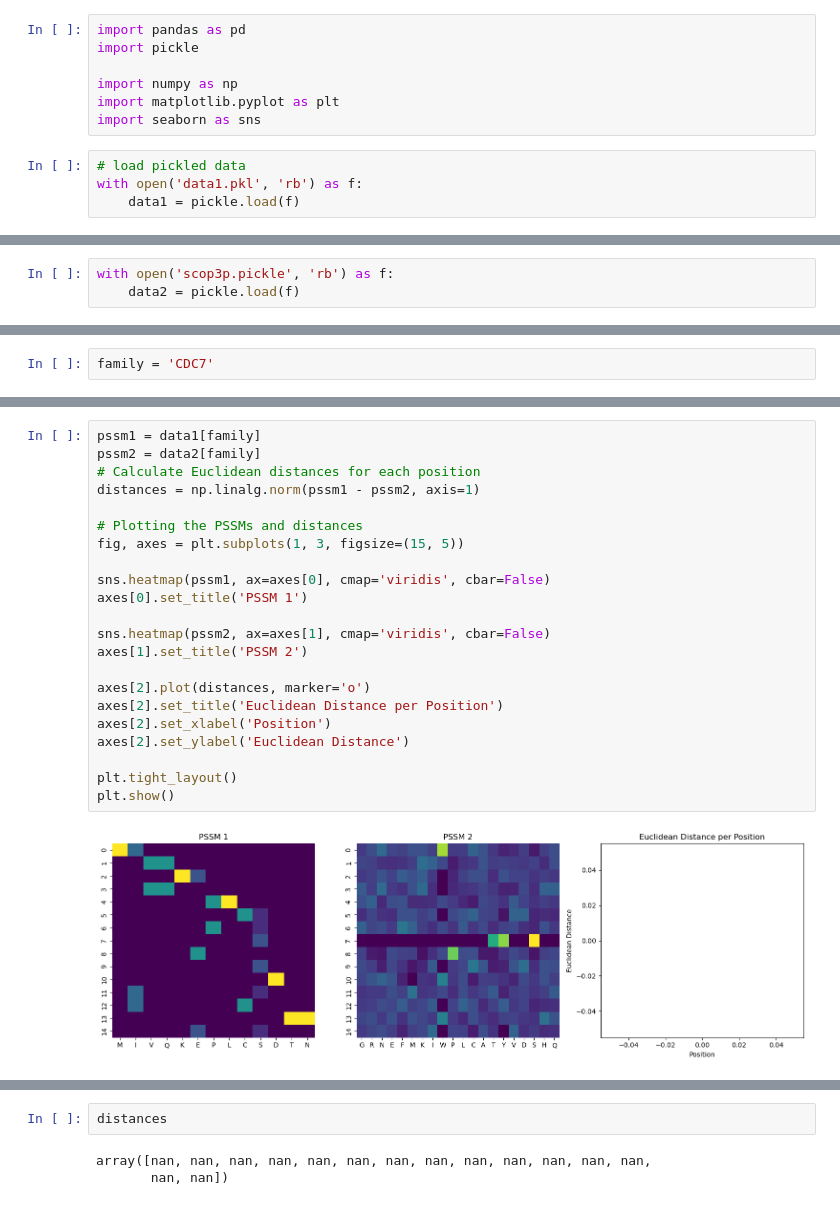
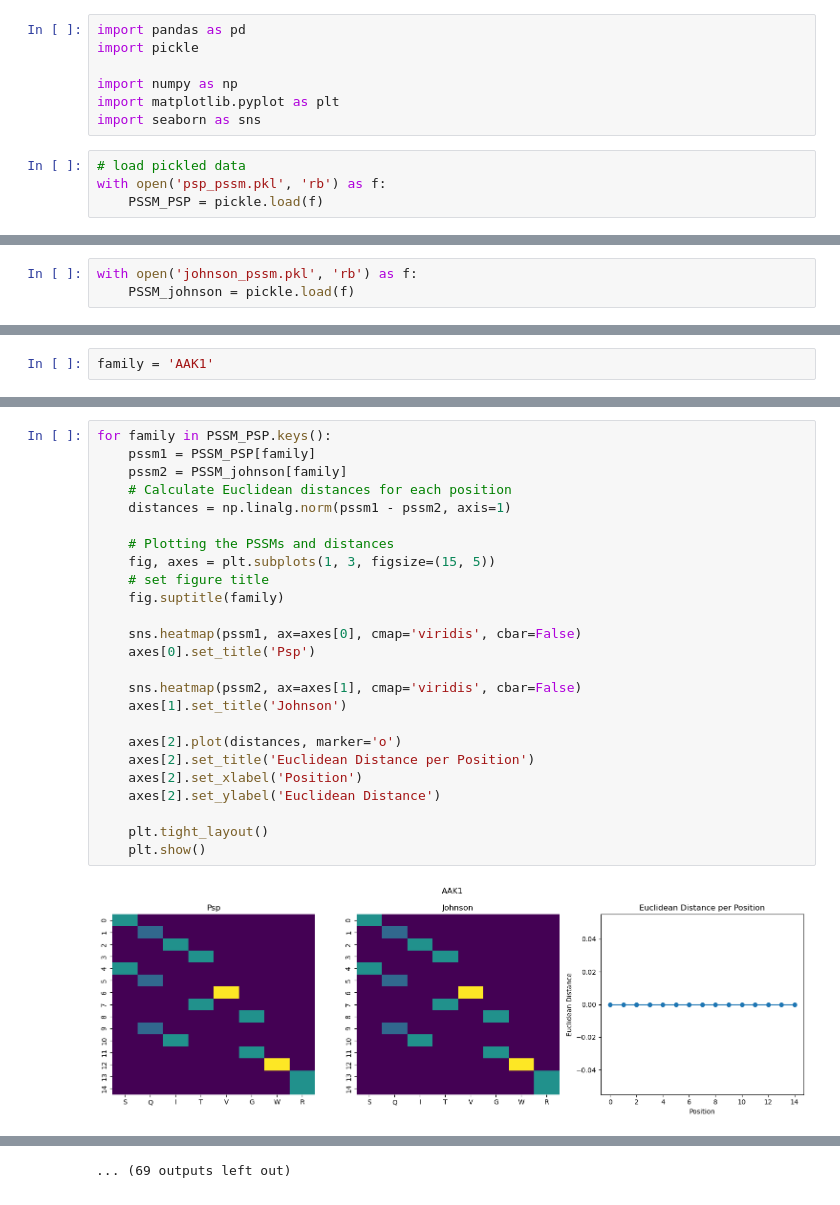
Before and after one commit to sadiatulmarzan/kinases_phosposite, a Jupyter notebook: python code/compare.ipynb, the cells around one changed output, grey strips where cells are left out. Cells and saved outputs as stored; diff of their text form.

Commit message:
compare pssm

```diff
--- a/python code/compare.ipynb
+++ b/python code/compare.ipynb
@@ -7,6 +7,6 @@ import matplotlib.pyplot as plt
 import seaborn as sns
 # %%
 # load pickled data
-with open('data1.pkl', 'rb') as f:
-    data1 = pickle.load(f)
+with open('psp_pssm.pkl', 'rb') as f:
+    PSSM_PSP = pickle.load(f)
 # %%
@@ -14,6 +14,6 @@ data1.keys()
 # %% [output]
 dict_keys(['AAK1', 'AMPKA1', 'AMPKA2', 'ASK1', 'ATM', 'ATR', 'BRAF', 'BUB1', 'CAMK2A', 'CAMKK1', 'CAMKK2', 'CDC7', 'CDK1', 'CDK2', 'CDK4', 'CDK5', 'CDK6', 'CDK7', 'CDK9', 'CDKL5', 'CK2A1', 'CLK2', 'DA ...
 # %%
-with open('scop3p.pickle', 'rb') as f:
-    data2 = pickle.load(f)
+with open('johnson_pssm.pkl', 'rb') as f:
+    PSSM_johnson = pickle.load(f)
 # %%
@@ -28,2 +43,2 @@ set(data1.keys()).intersection(set(data2.keys()))
 # %%
-family = 'CDC7'
+family = 'AAK1'
@@ -76,24 +95,27 @@ data2[family]
 # %%
-pssm1 = data1[family]
-pssm2 = data2[family]
-# Calculate Euclidean distances for each position
-distances = np.linalg.norm(pssm1 - pssm2, axis=1)
+for family in PSSM_PSP.keys():
+    pssm1 = PSSM_PSP[family]
+    pssm2 = PSSM_johnson[family]
+    # Calculate Euclidean distances for each position
+    distances = np.linalg.norm(pssm1 - pssm2, axis=1)
 
-# Plotting the PSSMs and distances
-fig, axes = plt.subplots(1, 3, figsize=(15, 5))
+    # Plotting the PSSMs and distances
+    fig, axes = plt.subplots(1, 3, figsize=(15, 5))
+    # set figure title
+    fig.suptitle(family)
 
-sns.heatmap(pssm1, ax=axes[0], cmap='viridis', cbar=False)
-axes[0].set_title('PSSM 1')
+    sns.heatmap(pssm1, ax=axes[0], cmap='viridis', cbar=False)
+    axes[0].set_title('Psp')
 
-sns.heatmap(pssm2, ax=axes[1], cmap='viridis', cbar=False)
-axes[1].set_title('PSSM 2')
+    sns.heatmap(pssm2, ax=axes[1], cmap='viridis', cbar=False)
+    axes[1].set_title('Johnson')
 
-axes[2].plot(distances, marker='o')
-axes[2].set_title('Euclidean Distance per Position')
-axes[2].set_xlabel('Position')
-axes[2].set_ylabel('Euclidean Distance')
+    axes[2].plot(distances, marker='o')
+    axes[2].set_title('Euclidean Distance per Position')
+    axes[2].set_xlabel('Position')
+    axes[2].set_ylabel('Euclidean Distance')
 
-plt.tight_layout()
-plt.show()
+    plt.tight_layout()
+    plt.show()
 # %% [output]
-[figure, old version]
+[figure, new version]
@@ -100,5 +133 @@ plt.show()
+... (69 outputs left out)
-# %%
-distances
-# %% [output]
-array([nan, nan, nan, nan, nan, nan, nan, nan, nan, nan, nan, nan, nan,
-       nan, nan])
```
Also changed, not shown: parts of 10 cells of this notebook, 3 other files.
